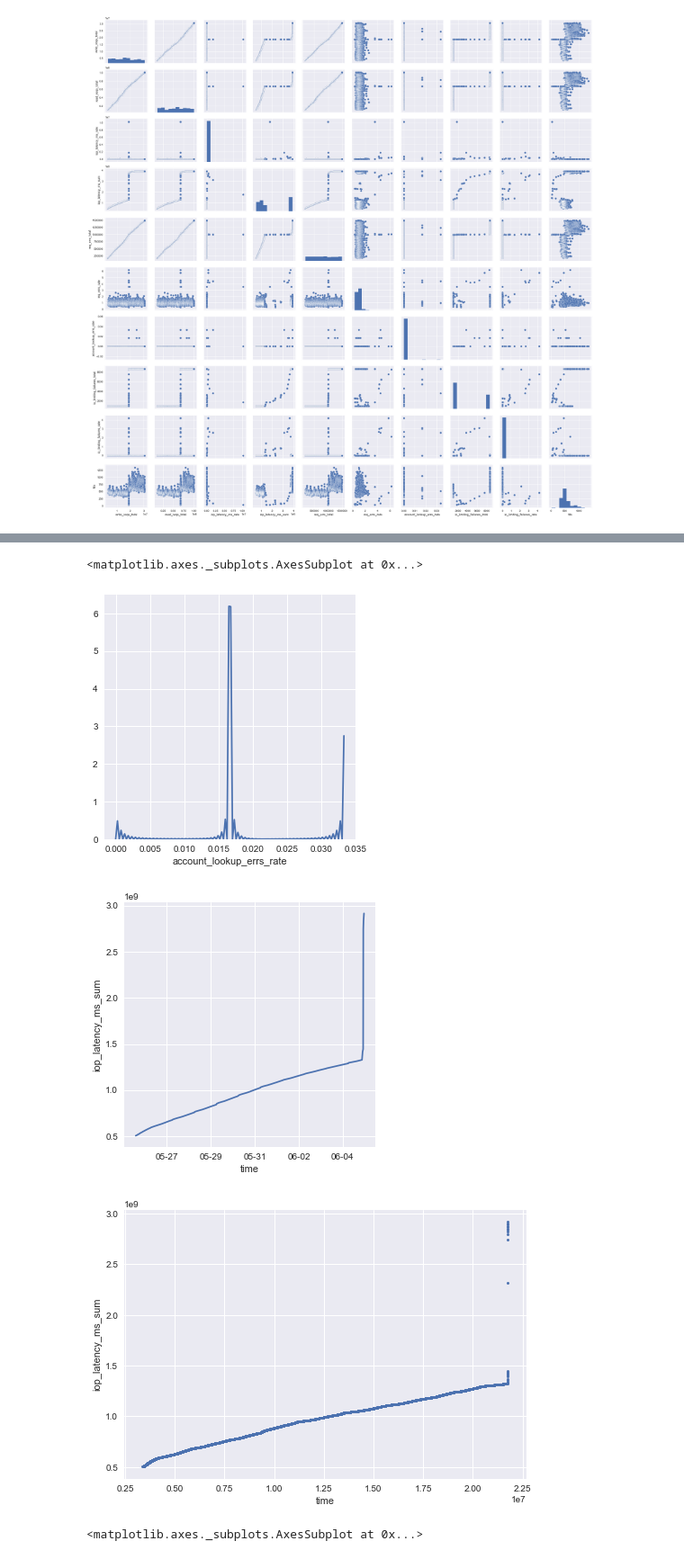
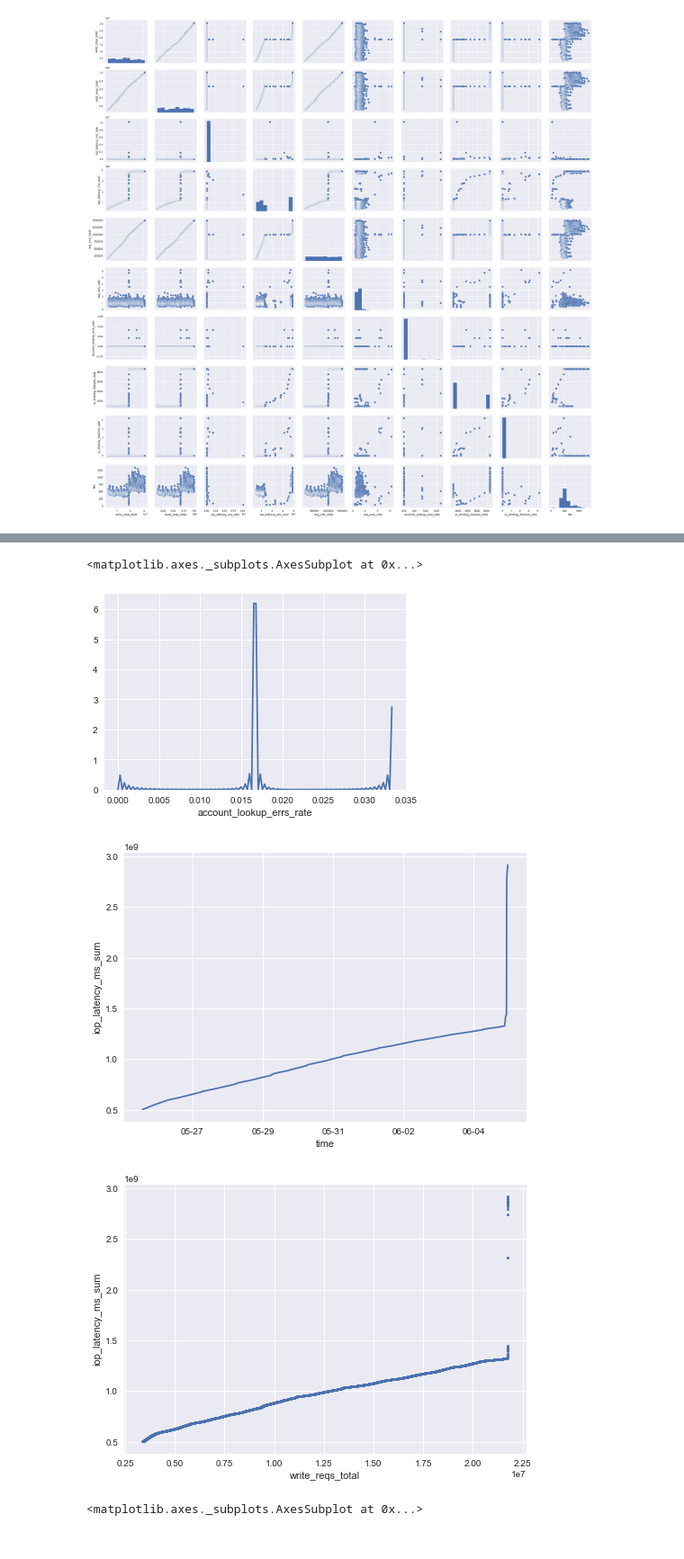
Before and after one commit to TheAviat0r/BC_thesis, a Jupyter notebook: final_thesis.ipynb, the cells around one changed output, grey strips where cells are left out. Shown at 90% size. Cells and saved outputs as stored; diff of their text form; code cells hidden in the pictures.

```diff
--- a/final_thesis.ipynb
+++ b/final_thesis.ipynb
@@ -163,7 +163,6 @@ sns.pairplot(example_node[key_cols])
 <seaborn.axisgrid.PairGrid at 0x...>
 [figure]
 # %%
-plt.rcParams['figure.figsize']=(5, 5)
 sns.distplot(example_node['req_errs_total'], hist=False)
 # %% [output]
 <matplotlib.axes._subplots.AxesSubplot at 0x...>
@@ -182,8 +181,9 @@ sns.distplot(example_node['account_lookup_errs_rate'], hist=False)
 sns.distplot(example_node['account_lookup_errs_rate'], hist=False)
 # %% [output]
 <matplotlib.axes._subplots.AxesSubplot at 0x...>
-[figure, old version]
+[figure, new version]
 # %%
+plt.style.use('seaborn')
 example_node = total[total['instance'] == instances[11]]
 fig, ax = plt.subplots()
 ax.xaxis.set_major_formatter(mdates.DateFormatter("%m-%d"))
@@ -193,16 +193,15 @@ plt.xlabel('time')
 plt.ylabel('iop_latency_ms_sum')
 plt.show()
 # %% [output]
-[figure, old version]
+[figure, new version]
 # %%
-plt.style.use('seaborn')
 plt.plot(example_node['write_reqs_total'], example_node['iop_latency_ms_sum'], linestyle='none', marker='o',
          markersize=3)
-plt.xlabel('time')
+plt.xlabel('write_reqs_total')
 plt.ylabel('iop_latency_ms_sum')
 plt.show()
 # %% [output]
-[figure, old version]
+[figure, new version]
 # %%
 sns.regplot(x='write_reqs_total', y='iop_latency_ms_sum', data=example_node,
             scatter_kws={"color": sns.xkcd_rgb["denim blue"], "s": 10}, line_kws={"color": sns.xkcd_rgb["pale red"]})
```
Also changed, not shown: parts of 18 cells of this notebook.
